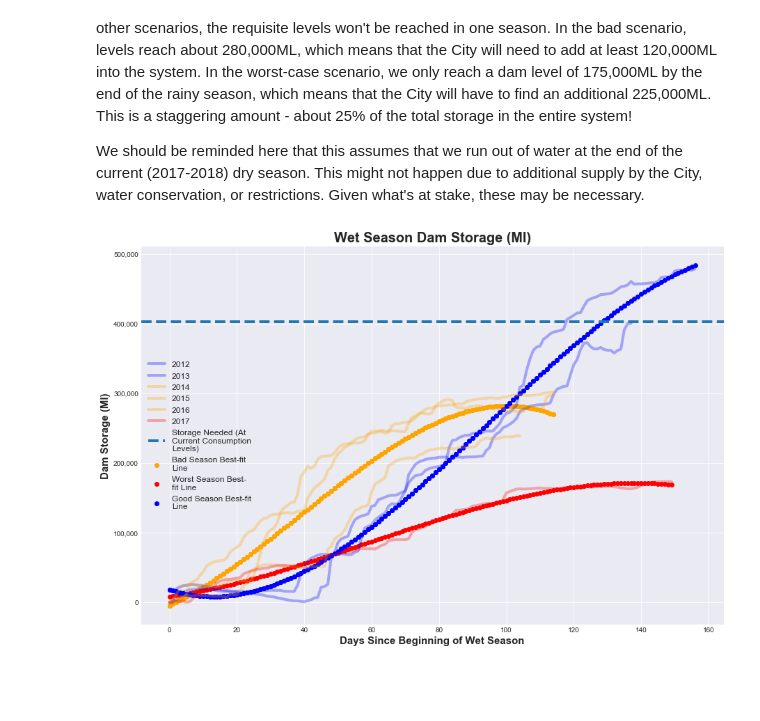
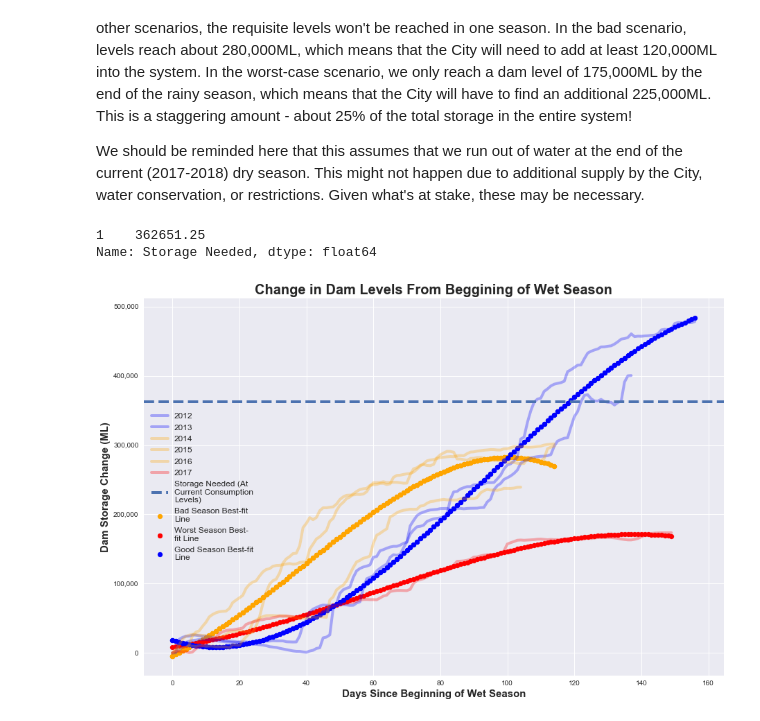
Before and after one commit to jbertscher/dam-levels, a Jupyter notebook: 1.0-dam-level-predictions.ipynb, the cells around one changed output. Drawn from its saved outputs; the diff is of its cells as text; code cells hidden in the pictures; blank space fills up the shorter version.

```diff
--- a/1.0-dam-level-predictions.ipynb
+++ b/1.0-dam-level-predictions.ipynb
@@ -34,6 +34,8 @@ agg_storage_ml.index = agg_storage_ml['date']
 agg_storage_ml.index.name = 'date'
 
 TOTAL_DAM_CAPACITY = 902598  # Total dam capacity
+DAM_LEVEL_PCT = 0.297
+AVG_CT_CONSUMPTION = 559
 # %% [markdown]
 # The Crisis
 # %% [markdown]
@@ -179,7 +199,8 @@ $$s = d \times c$$
 
 Eyeballing dam storage graph above, we can see that dam levels tend to drop off from between the beginning of October to the latter half of June. Let's use the average number of days in the dry seasons in the past 4 years to be conservative. That gives us 260 days.
 # %%
-season_summary.loc[season_summary['year'] >= 2014, 'dry_season_length'].mean()
+dry_season_days = season_summary.loc[season_summary['year'] >= 2014, 'dry_season_length'].mean()
+dry_season_days
 # %% [output]
 259.5
 # %% [markdown]
@@ -187,8 +208,10 @@ The consumption level is a parameter that we'll need to assume. If we assume cur
 # %%
 storage_needed = pd.DataFrame()
-storage_needed['CoCT Avg Daily Consumption'] = [500, 561, 600]
+storage_needed['CoCT Avg Daily Consumption'] = [500, AVG_CT_CONSUMPTION, 600]
 storage_needed['Total Avg Daily Consumption'] = 2.5 * storage_needed['CoCT Avg Daily Consumption']
-storage_needed['Storage Needed'] = 287 * storage_needed['Total Avg Daily Consumption']
+storage_needed['Storage Needed'] = dry_season_days * storage_needed['Total Avg Daily Consumption']
+storage_needed_current_cons = storage_needed.loc[storage_needed['CoCT Avg Daily Consumption'] == AVG_CT_CONSUMPTION,
+                                             'Storage Needed']
 storage_needed.style.format('{:,.0f}')
 # %% [output]
 |  | CoCT Avg Daily Consumption | Total Avg Daily Consumption | Storage Needed |
@@ -252,42 +277,51 @@ The plot below shows fitted lines for:
 The dotted horizontal line is the minimum level that needs to be reached going in to summer so that we don't run out (assuming current consumption levels). This will only be reached in the good-case scenario, in which case we can expect it to be achieved in about 130 days. In the other scenarios, the requisite levels won't be reached in one season. In the bad scenario, levels reach about 280,000ML, which means that the City will need to add at least 120,000ML into the system. In the worst-case scenario, we only reach a dam level of 175,000ML by the end of the rainy season, which means that the City will have to find an additional 225,000ML. This is a staggering amount - about 25% of the total storage in the entire system!
 
 We should be reminded here that this assumes that we run out of water at the end of the current (2017-2018) dry season. This might not happen due to additional supply by the City, water conservation, or restrictions. Given what's at stake, these may be necessary.
+# %%
+storage_needed_current_cons
+# %% [output]
+1    362651.25
+Name: Storage Needed, dtype: float64
 # %%
 fig, ax = plt.subplots(figsize=(15,10))
+# Blue will represent good years, orange bad years, and red the worst years
 colours = [
     'blue',
     'blue',
     'orange',
     'orange',
     'orange',
     'red',
 ]
 
+# Plot actual wet season dam level differences relative to start of the year
 y = list(range(2012,2018))
-# y = [2012,2013,2015,2016]
 for i, y in enumerate(y):
     plt.plot(aligned_wet_seasons[y]['season_day'], aligned_wet_seasons[y]['storage_ml'], label = y,
              c = colours[i], linewidth = 4, alpha = 0.3)
-ax.axhline(402518, linewidth = 4, label = 'Storage Needed (At Current Consumption Levels)', linestyle = '--')
-# plt.scatter(flat_wet_seasons['season_day'], all_fit(flat_wet_seasons['season_day']),
-#             c = 'green', label = 'Total Best-fit Line')
-plt.scatter(flat_wet_seasons_bad['season_day'], bad_season_fit(flat_wet_seasons_bad['season_day']),
+
+# Plot water level needed going in to summer (at current consumption)
+ax.axhline(float(storage_needed_current_cons), linewidth = 4,
+           label = 'Storage Needed (At Current Consumption Levels)', linestyle = '--')
+
+# Plot fitted lines
+plt.scatter(flat_wet_seasons_bad['season_day'], bad_season_fitted,
             c = 'orange', label = 'Bad Season Best-fit Line')
-plt.scatter(flat_wet_seasons_worst['season_day'], worst_season_fit(flat_wet_seasons_worst['season_day']),
+plt.scatter(flat_wet_seasons_worst['season_day'], worst_season_fitted,
             c = 'red', label = 'Worst Season Best-fit Line')
-plt.scatter(flat_wet_seasons_good['season_day'], good_season_fit(flat_wet_seasons_good['season_day']),
+plt.scatter(flat_wet_seasons_good['season_day'], good_season_fitted,
             c = 'blue', label = 'Good Season Best-fit Line')
 
-plt.title('Wet Season Dam Storage (Ml)', fontsize = 20, fontweight = 'bold')
+plt.title('Change in Dam Levels From Beggining of Wet Season', fontsize = 20, fontweight = 'bold')
 plt.xlabel('Days Since Beginning of Wet Season', fontsize = 15, fontweight = 'bold', )
-plt.ylabel('Dam Storage (Ml)', fontsize = 15, fontweight = 'bold')
+plt.ylabel('Dam Storage Change (ML)', fontsize = 15, fontweight = 'bold')
 ax.get_yaxis().set_major_formatter(plt.FuncFormatter(lambda x, loc: "{:,}".format(int(x))))
 
 handles, labels = ax.get_legend_handles_labels()
 labels = [ '\n'.join(wrap(lab, 20)) for lab in labels]
 ax.legend(labels, fontsize = 12)
 
 plt.show();
 # %% [output]
-[figure, old version]
+[figure, new version]
 # %% [markdown]
```
Also changed, not shown: parts of 17 cells of this notebook, 1 other file.
